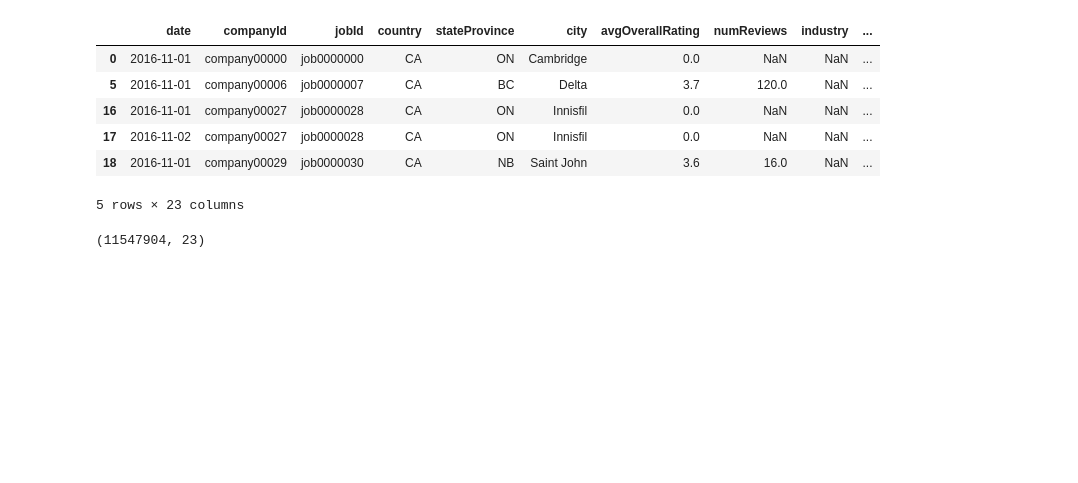
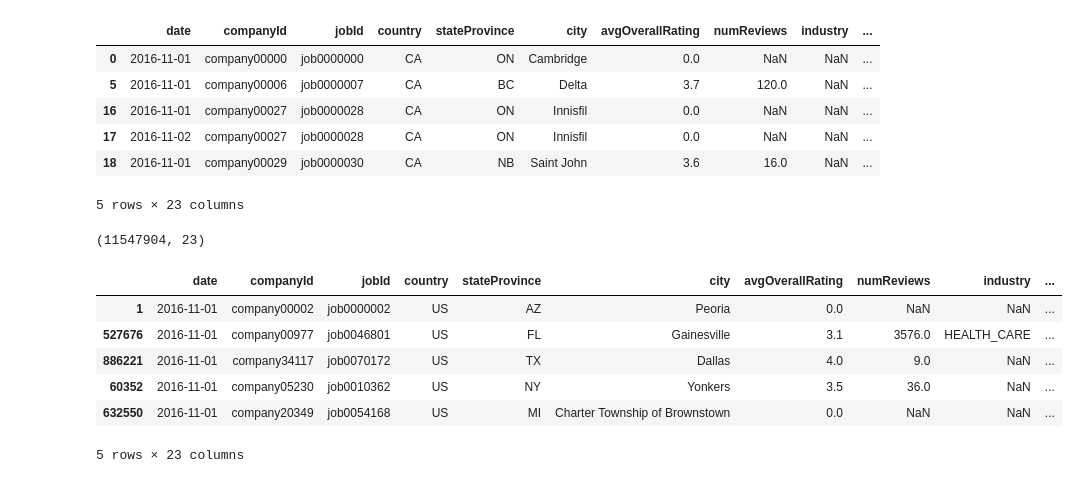
Before and after one commit to zoro666/datafest2018, a Jupyter notebook: readfiles.ipynb, the cells around one changed output. Saved outputs shown, nothing was run; the diff lists cells and outputs as text; code cells hidden in the pictures; blank space fills up the shorter version.

```diff
--- a/readfiles.ipynb
+++ b/readfiles.ipynb
@@ -184,3 +184,13 @@ US_sorted.shape
 (11547904, 23)
 # %%
 US_sorted.to_csv(write+'US.csv')
+# %%
+US_sorted.head()
+# %% [output]
+|  | date | companyId | jobId | country | stateProvince | city | avgOverallRating | numReviews | industry | ... |
+| 1 | 2016-11-01 | company00002 | job0000002 | US | AZ | Peoria | 0.0 | NaN | NaN | ... |
+| 527676 | 2016-11-01 | company00977 | job0046801 | US | FL | Gainesville | 3.1 | 3576.0 | HEALTH_CARE | ... |
+| 886221 | 2016-11-01 | company34117 | job0070172 | US | TX | Dallas | 4.0 | 9.0 | NaN | ... |
+| 60352 | 2016-11-01 | company05230 | job0010362 | US | NY | Yonkers | 3.5 | 36.0 | NaN | ... |
+| 632550 | 2016-11-01 | company20349 | job0054168 | US | MI | Charter Township of Brownstown | 0.0 | NaN | NaN | ... |
+5 rows × 23 columns
```
Also changed, not shown: 2 other files.
